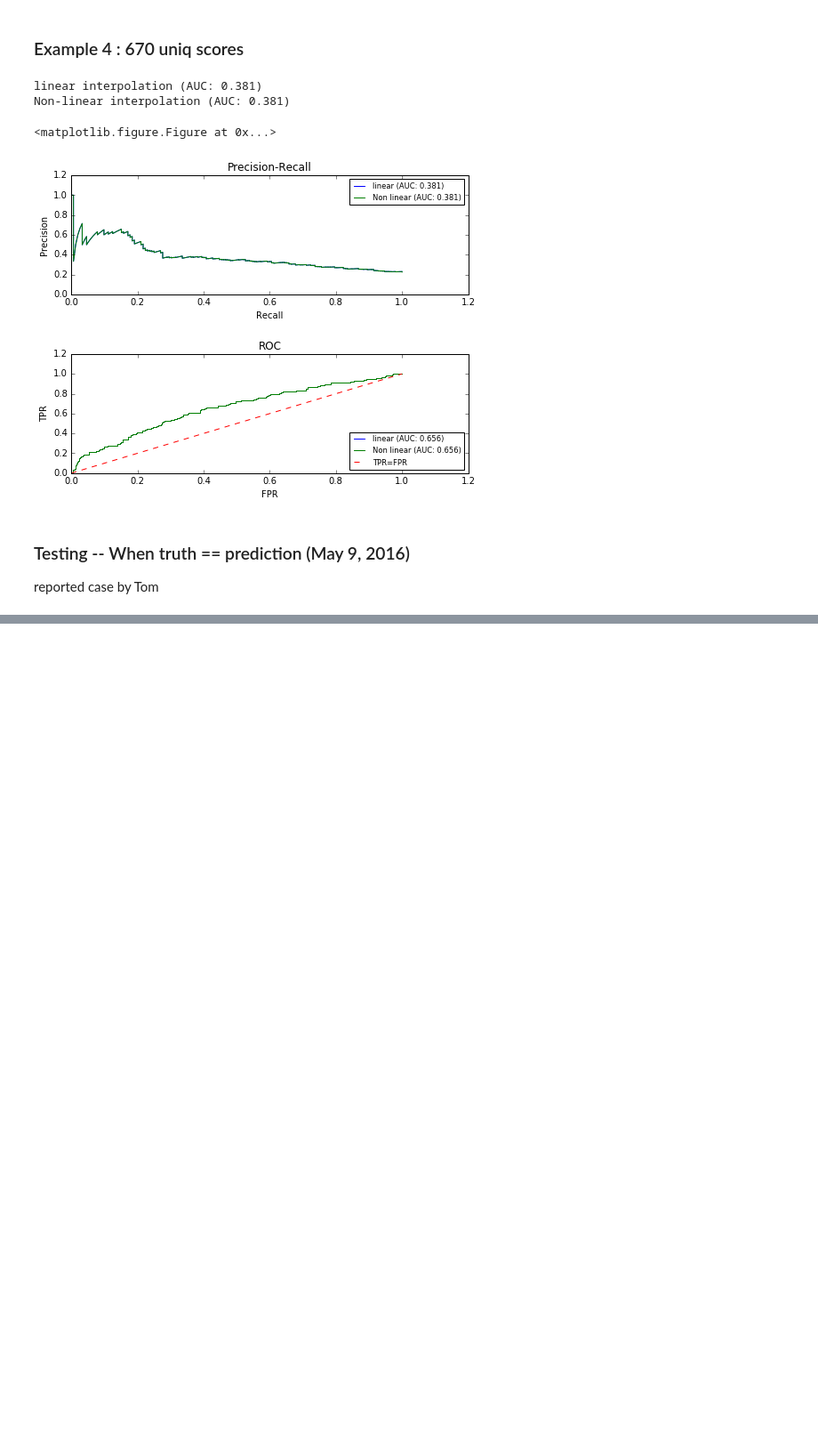
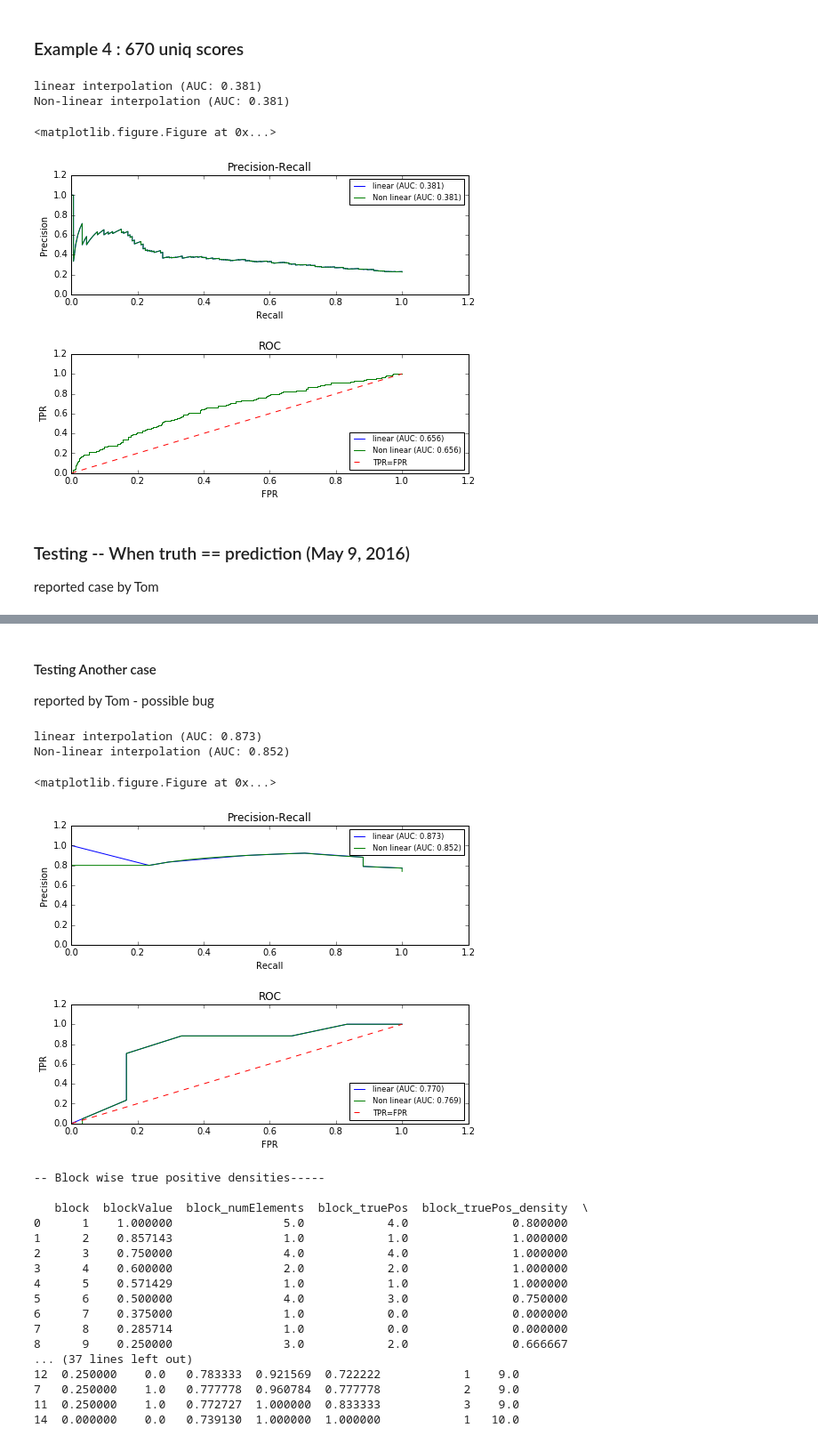
Before and after one commit to apratap/appys, a Jupyter notebook: ipy_notebooks/nonLinear_interpolation_PR_ROC_curves.ipynb, the cells around one changed output, grey strips where cells are left out. Shown: that part at 89% size. Saved outputs shown, nothing was run; the diff lists cells and outputs as text; code cells hidden in the pictures; blank space fills up the shorter version.

```diff
--- a/ipy_notebooks/nonLinear_interpolation_PR_ROC_curves.ipynb
+++ b/ipy_notebooks/nonLinear_interpolation_PR_ROC_curves.ipynb
@@ -88,9 +88,9 @@ def __get_blockWise_stats(sub_stats):
 
     return(result)
 # %%
-def get_precision_recall_fpr(y_predict, y_true):
+def get_precision_recall_fpr(truth, pred):
 
-    sub_stats = pandas.DataFrame.from_dict({'predict':y_predict, 'truth':y_true}, dtype='float64')
+    sub_stats = pandas.DataFrame.from_dict({'predict':pred, 'truth':truth}, dtype='float64')
     sub_stats = sub_stats.sort_values(by=['predict'],ascending=False)
 
     blockWise_stats = __get_blockWise_stats(sub_stats)
@@ -173,14 +173,14 @@ def __nonlinear_interpolated_evalStats(block_df, blockWise_stats):
     block_df['block'] = blockStats.block
     return(block_df)
 # %%
-def __temp_plot(df):
+def __temp_plot(truth, pred, debug=False):
 
-    fpr1, tpr1, threshold1 = roc_curve(df.true_class, df.belief_gen)
+    fpr1, tpr1, threshold1 = roc_curve(truth, pred)
     frp1 = sorted(fpr1)
-    precision1, recall1, thresholds  = precision_recall_curve(df.true_class, df.belief_gen)
+    precision1, recall1, thresholds  = precision_recall_curve(truth, pred)
     print 'linear interpolation (AUC: %0.3f)' % auc(recall1,precision1, reorder=True)
 
-    precision2, recall2, fpr2, threshold2= get_precision_recall_fpr(df.belief_gen, df.true_class)
+    precision2, recall2, fpr2, threshold2= get_precision_recall_fpr(truth, pred)
     print 'Non-linear interpolation (AUC: %0.3f)' % auc(recall2,precision2, reorder=True)
 
     plt.clf()
@@ -207,6 +207,19 @@ def __temp_plot(df):
     ax2.set_title('ROC')
     ax2.legend(loc="lower right",fontsize='small' )
     plt.show()
+
+    if(debug == True):
+        sub_stats = pandas.DataFrame.from_dict({'predict':pred, 'truth':truth}, dtype='float64')
+        sub_stats = sub_stats.sort_values(by=['predict'],ascending=False)
+        blockWise_stats = __get_blockWise_stats(sub_stats)
+        grouped = sub_stats.groupby(['predict'],sort=False)
+
+        print('-- Block wise true positive densities-----\n')
+        print(blockWise_stats)
+
+        print('\n\n --- Stats per observation---\n')
+        sub_stats = grouped.apply(__nonlinear_interpolated_evalStats,blockWise_stats)
+        print(sub_stats)
 # %% [markdown]
 ## Examples
 # %% [markdown]
@@ -318,0 +286,40 @@ sub_stats
+# %% [markdown]
+#### Testing Another case
+reported by Tom - possible bug
+# %%
+sub1 = syn.getSubmission(7180273)
+sub1 = pandas.DataFrame.from_csv(sub1.filePath).reset_index()
+sub1['pred'] = sub1.SHEDDING_SC1
+
+sub2 = syn.getSubmission(7154754)
+sub2 = pandas.DataFrame.from_csv(sub2.filePath).reset_index()
+sub2['pred'] = sub2.SHEDDING_SC1
+
+truth = syn.get('syn5705153')
+truth = pandas.DataFrame.from_csv(truth.path).reset_index()
+truth['true_class'] = truth.SHEDDING_SC1
+# %%
+data = sub1.merge(truth, left_on="SUBJECTID", right_on="SUBJECTID", how="outer")
+__temp_plot(data.true_class, data.pred, debug=True)
+# %% [output]
+linear interpolation (AUC: 0.873)
+Non-linear interpolation (AUC: 0.852)
+<matplotlib.figure.Figure at 0x...>
+[figure, added]
+-- Block wise true positive densities-----
+
+   block  blockValue  block_numElements  block_truePos  block_truePos_density  \
+0      1    1.000000                5.0            4.0               0.800000
+1      2    0.857143                1.0            1.0               1.000000
+2      3    0.750000                4.0            4.0               1.000000
+3      4    0.600000                2.0            2.0               1.000000
+4      5    0.571429                1.0            1.0               1.000000
+5      6    0.500000                4.0            3.0               0.750000
+6      7    0.375000                1.0            0.0               0.000000
+7      8    0.285714                1.0            0.0               0.000000
+8      9    0.250000                3.0            2.0               0.666667
+... (37 lines left out)
+12  0.250000    0.0   0.783333  0.921569  0.722222            1    9.0
+7   0.250000    1.0   0.777778  0.960784  0.777778            2    9.0
+11  0.250000    1.0   0.772727  1.000000  0.833333            3    9.0
+14  0.000000    0.0   0.739130  1.000000  1.000000            1   10.0
```
Also changed, not shown: parts of 11 cells of this notebook.
